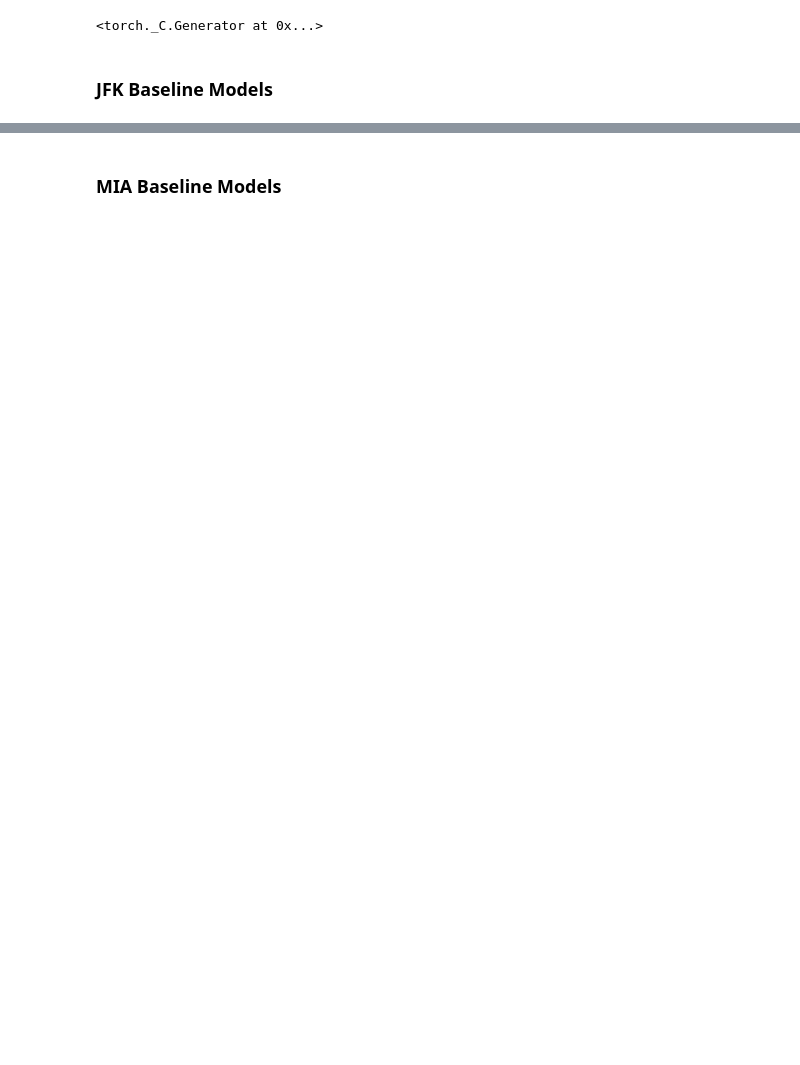
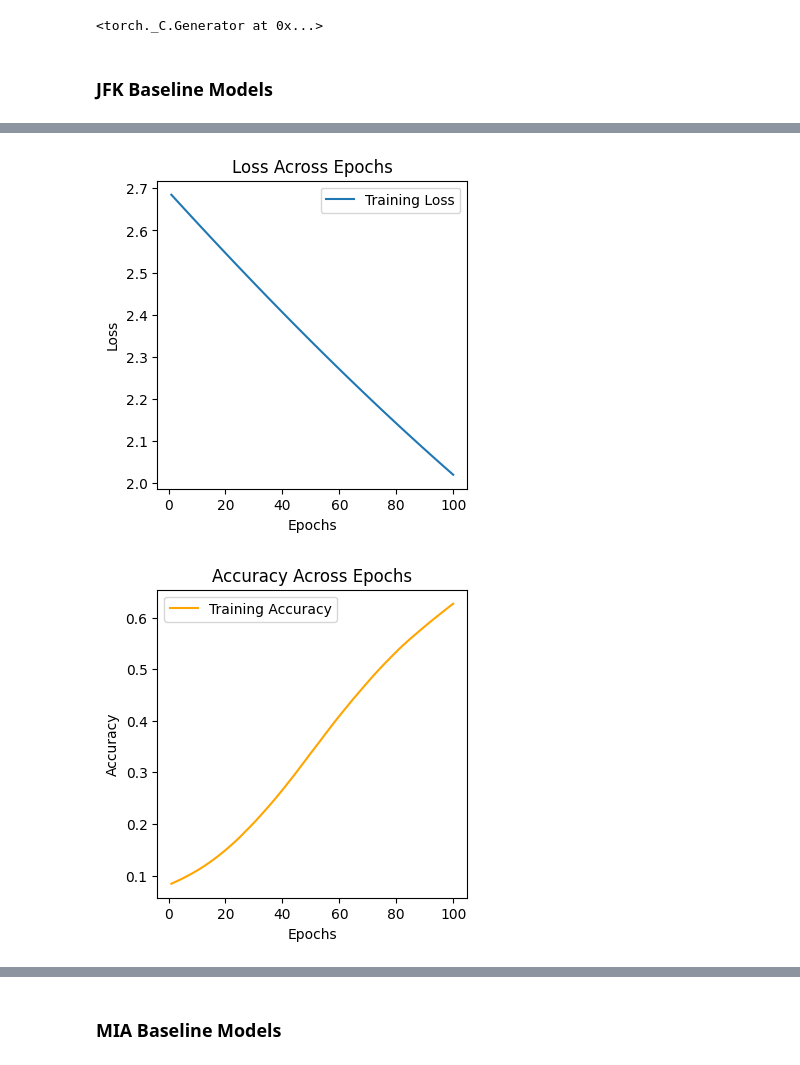
Before and after one commit to craigmiller24/MLP_Project, a Jupyter notebook: Baseline_GPU.ipynb, the cells around one changed output, grey strips where cells are left out. Drawn from its saved outputs; the diff is of its cells as text; code cells hidden in the pictures; blank space fills up the shorter version.

```diff
--- a/Baseline_GPU.ipynb
+++ b/Baseline_GPU.ipynb
@@ -25,7 +33,7 @@ torch.manual_seed(SEED)
 merged_jfk_df = pd.read_csv('data/complete/JFK_final_df.csv')
 
 # preprocessing
-X_train_torch_jfk, X_test_torch_jfk, Y_train_torch_jfk, Y_test_torch_jfk, feature_names_jfk = preprocess_data(merged_jfk_df)
+X_train_torch_jfk, X_test_torch_jfk, Y_train_torch_jfk, Y_test_torch_jfk, feature_names_jfk = preprocess_data_gpu(merged_jfk_df)
 # %%
-jfk_MLR_model, jfk_metrics_MLR = train_multinomial_logistic_regression(X_train_torch_jfk, Y_train_torch_jfk, X_test_torch_jfk, Y_test_torch_jfk)
+jfk_MLR_model, jfk_metrics_MLR = train_multinomial_logistic_regression_gpu(X_train_torch_jfk, X_test_torch_jfk, Y_train_torch_jfk, Y_test_torch_jfk)
 # %% [output]
@@ -33 +57,3 @@ ValueError: Expected input batch_size (13130) to match target batch_size (3283).
+[figure, added]
+[figure, added]
 # %%
```
Also changed, not shown: parts of 22 cells of this notebook, 7 other files.
